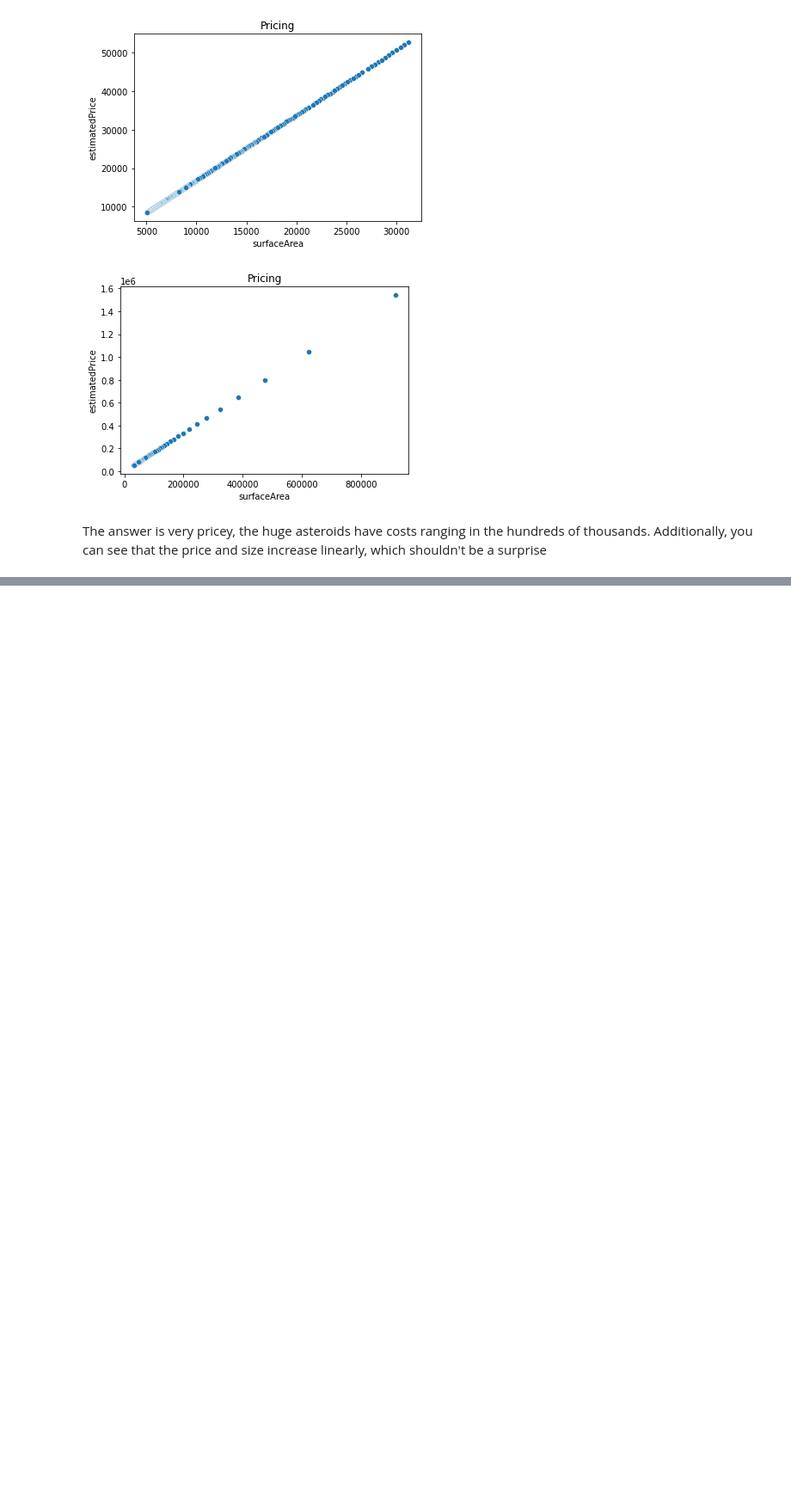
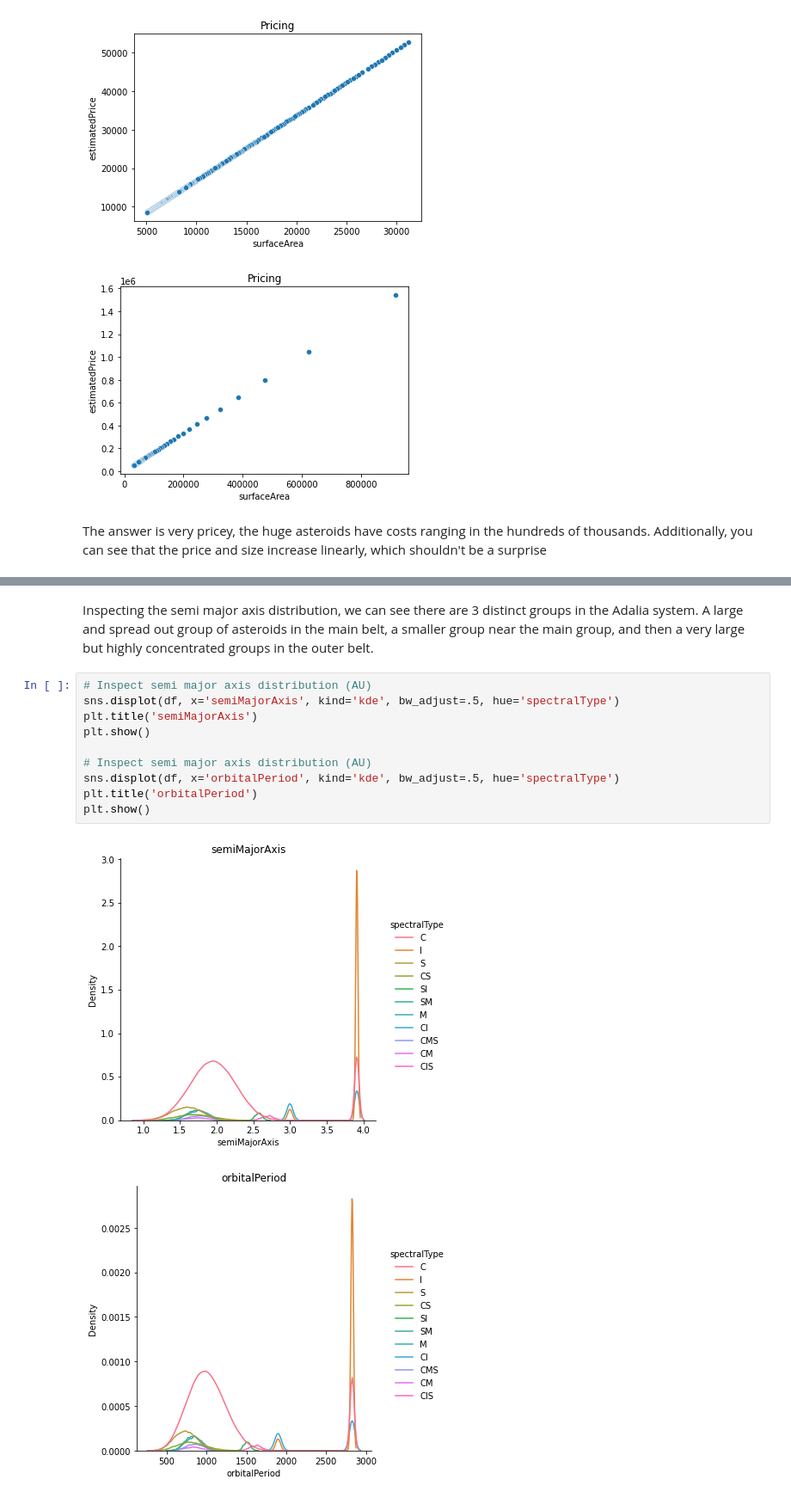
Before and after one commit to MichaelVerdegaal/InfluenceAsteroidVisualization, a Jupyter notebook: main.ipynb, the cells around one changed output, grey strips where cells are left out. Shown at 86% size. Drawn from its saved outputs; the diff is of its cells as text; blank space fills up the shorter version.

```diff
--- a/main.ipynb
+++ b/main.ipynb
@@ -93,0 +101,17 @@ see that the price and size increase linearly, which shouldn't be a surprise
+# %% [markdown]
+Inspecting the semi major axis distribution, we can see there are 3 distinct groups in the Adalia system.
+A large and spread out group of asteroids in the main belt, a smaller group near the main group, and then a very
+large but highly concentrated groups in the outer belt.
+# %%
+# Inspect semi major axis distribution (AU)
+sns.displot(df, x='semiMajorAxis', kind='kde', bw_adjust=.5, hue='spectralType')
+plt.title('semiMajorAxis')
+plt.show()
+
+# Inspect semi major axis distribution (AU)
+sns.displot(df, x='orbitalPeriod', kind='kde', bw_adjust=.5, hue='spectralType')
+plt.title('orbitalPeriod')
+plt.show()
+# %% [output]
+[figure, added]
+[figure, added]
```
Also changed, not shown: parts of 7 cells of this notebook.
